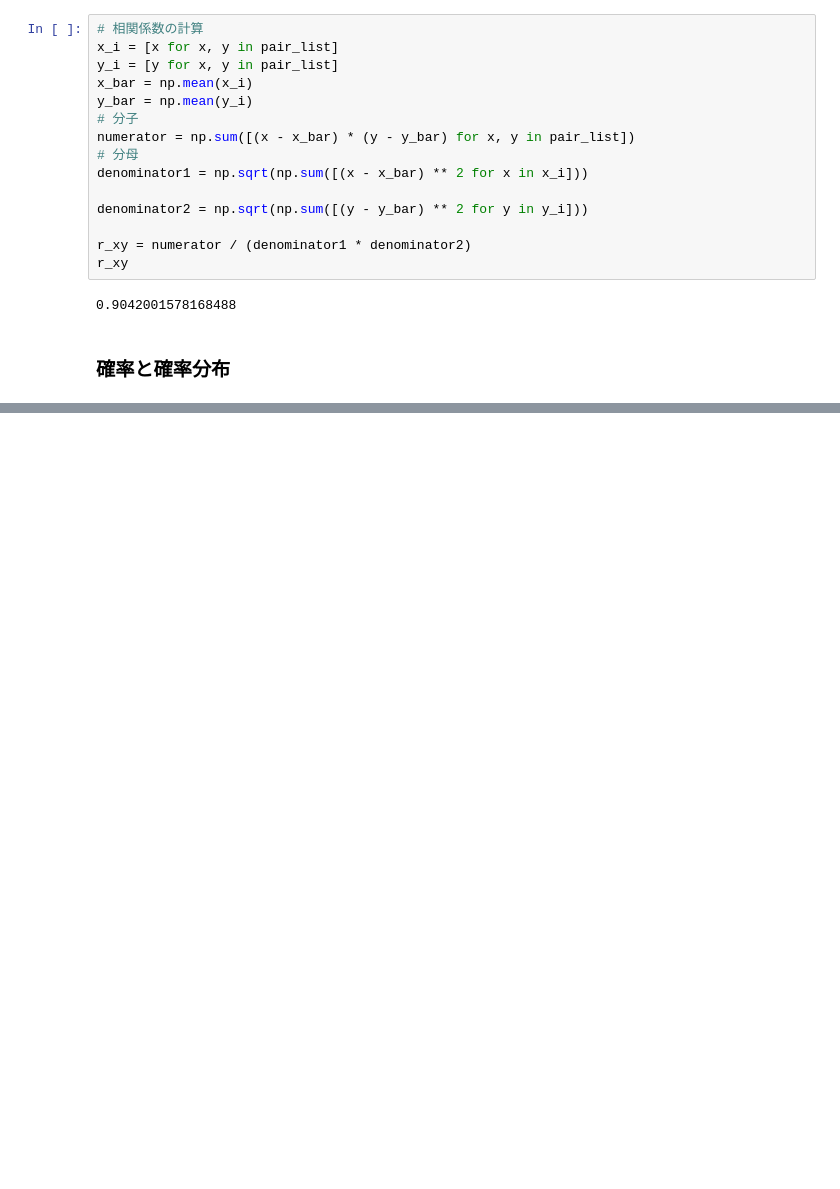
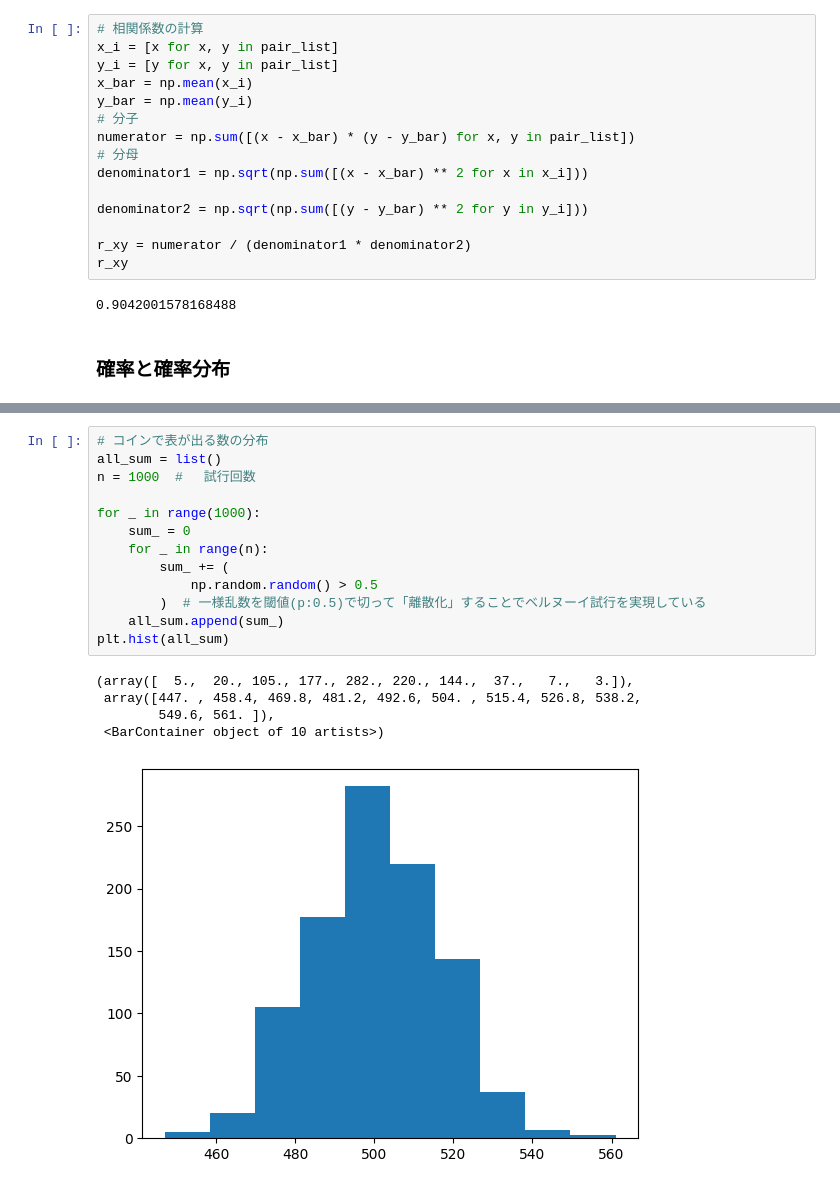
Before and after one commit to nasudadada/sandbox, a Jupyter notebook: python/math_bootcamp/probability_statistics.ipynb, the cells around one changed output, grey strips where cells are left out. Saved outputs shown, nothing was run; the diff lists cells and outputs as text; blank space fills up the shorter version.

```diff
--- a/python/math_bootcamp/probability_statistics.ipynb
+++ b/python/math_bootcamp/probability_statistics.ipynb
@@ -76,0 +95,19 @@ r_xy
+# %%
+# コインで表が出る数の分布
+all_sum = list()
+n = 1000  # 　試行回数
+
+for _ in range(1000):
+    sum_ = 0
+    for _ in range(n):
+        sum_ += (
+            np.random.random() > 0.5
+        )  # 一様乱数を閾値(p:0.5)で切って「離散化」することでベルヌーイ試行を実現している
+    all_sum.append(sum_)
+plt.hist(all_sum)
+# %% [output]
+(array([  5.,  20., 105., 177., 282., 220., 144.,  37.,   7.,   3.]),
+ array([447. , 458.4, 469.8, 481.2, 492.6, 504. , 515.4, 526.8, 538.2,
+        549.6, 561. ]),
+ <BarContainer object of 10 artists>)
+[figure, added]
```
Also changed, not shown: parts of 4 cells of this notebook.
